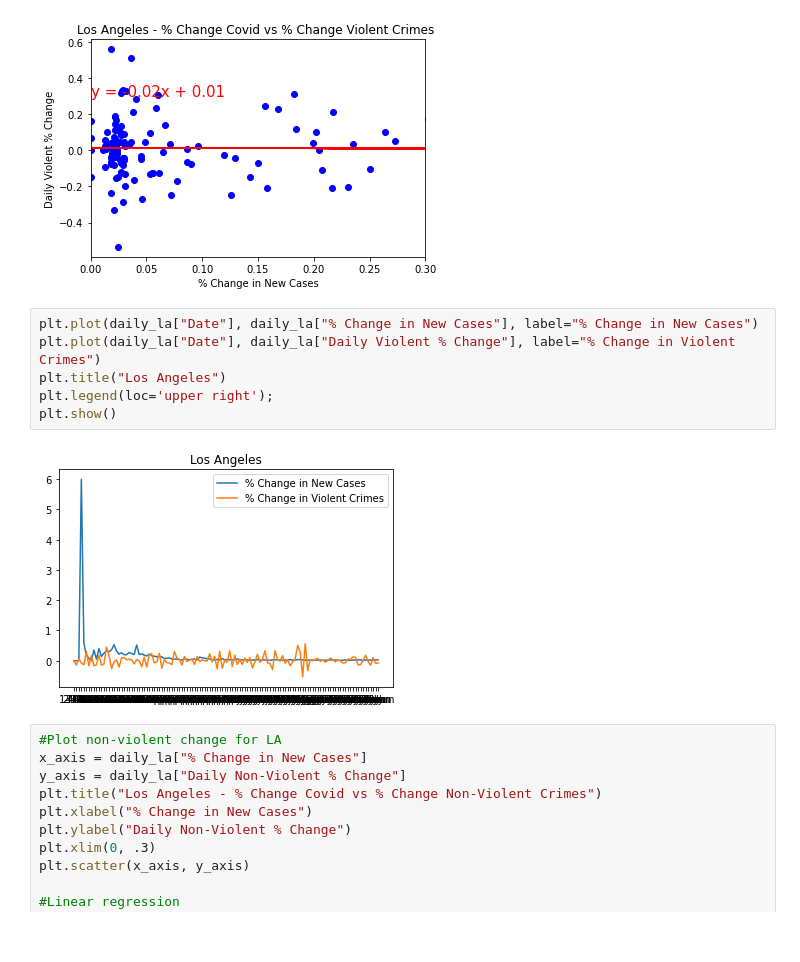
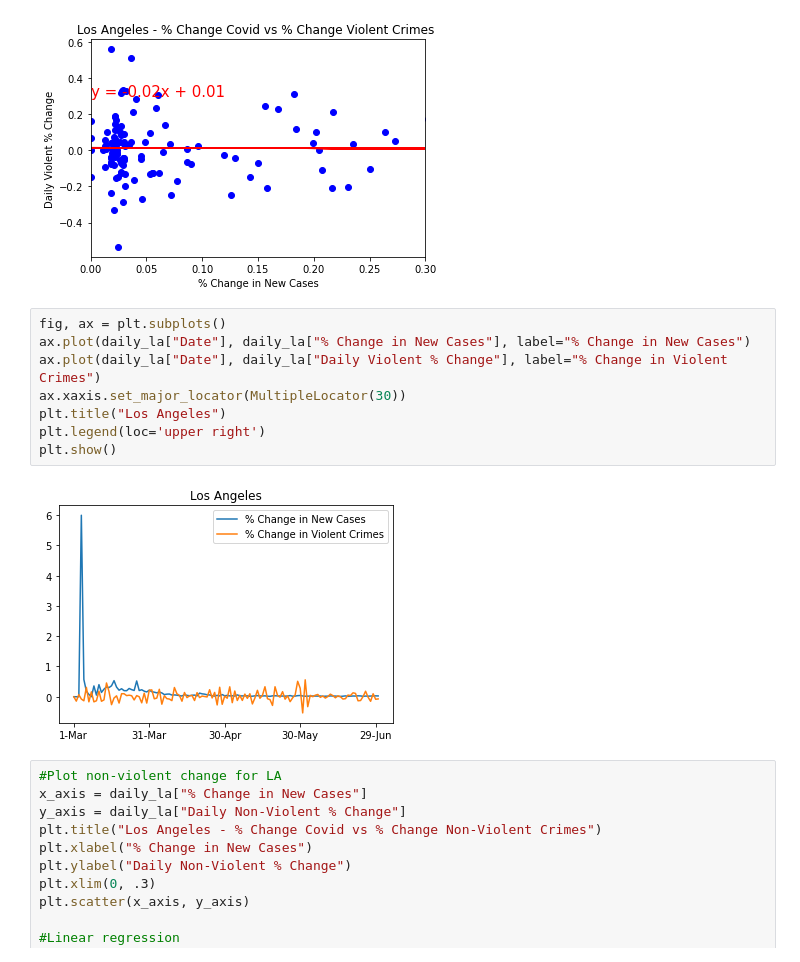
Before and after one commit to angelabanko/Project_1, a Jupyter notebook: City_Scatter_Plots.ipynb, the cells around one changed output. Drawn from its saved outputs; the diff is of its cells as text.

```diff
--- a/City_Scatter_Plots.ipynb
+++ b/City_Scatter_Plots.ipynb
@@ -267,13 +268,15 @@ print(f"The r-squared is: {rvalue**2}")
 The r-squared is: 0.0024973063874588644
 [figure]
 # %%
-plt.plot(daily_la["Date"], daily_la["% Change in New Cases"], label="% Change in New Cases")
-plt.plot(daily_la["Date"], daily_la["Daily Violent % Change"], label="% Change in Violent Crimes")
+fig, ax = plt.subplots()
+ax.plot(daily_la["Date"], daily_la["% Change in New Cases"], label="% Change in New Cases")
+ax.plot(daily_la["Date"], daily_la["Daily Violent % Change"], label="% Change in Violent Crimes")
+ax.xaxis.set_major_locator(MultipleLocator(30))
 plt.title("Los Angeles")
-plt.legend(loc='upper right');
+plt.legend(loc='upper right')
 plt.show()
 # %% [output]
-[figure, old version]
+[figure, new version]
 # %%
 #Plot non-violent change for LA
 x_axis = daily_la["% Change in New Cases"]
```
Also changed, not shown: parts of 1 cell of this notebook, 13 other files.
